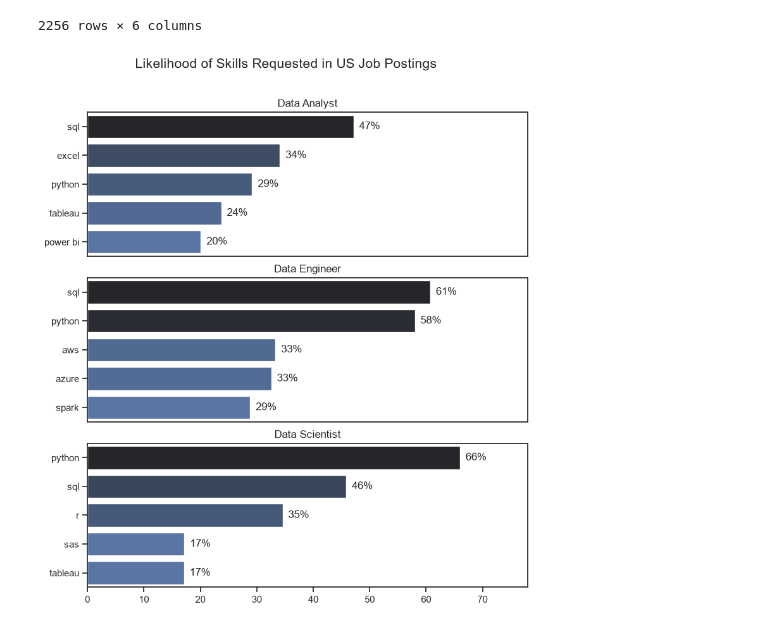
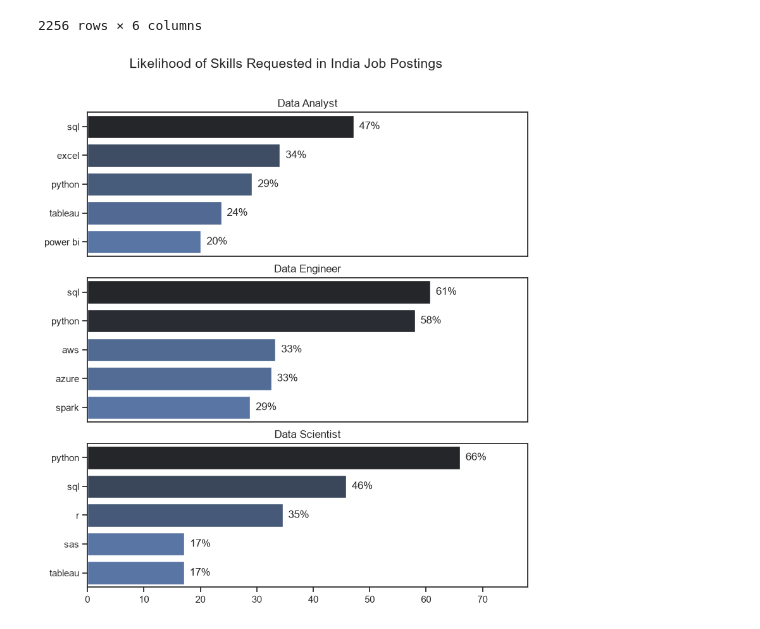
Before and after one commit to shyam0770sharma-prog/PYTHON, a Jupyter notebook: 3_Project/2_Skill_Demand.ipynb, the cells around one changed output. Saved outputs shown, nothing was run; the diff lists cells and outputs as text; code cells hidden in the pictures.

```diff
--- a/3_Project/2_Skill_Demand.ipynb
+++ b/3_Project/2_Skill_Demand.ipynb
@@ -162,8 +164,6 @@ df_skills_perc
 | 2255 | 29 | Business Analyst | codecommit | 1 | 49063 | 0.002038 |
 2256 rows × 6 columns
 # %%
-
-
 fig, ax = plt.subplots(len(job_titles), 1, figsize=(8, 3 * len(job_titles)))
 
 sns.set_theme(style='ticks')
@@ -175,32 +175,33 @@ for i, job_title in enumerate(job_titles):
 
     sns.barplot(
         data=df_plot,
         x='skill_perc',
         y='job_skills',
         ax=ax[i],
         hue='skill_count',
         palette='dark:b_r',
         legend=False
     )
 
     ax[i].set_title(job_title)
     ax[i].set_ylabel('')
     ax[i].set_xlabel('')
     ax[i].set_xlim(0, 78)
 
     for n, v in enumerate(df_plot['skill_perc']):
         ax[i].text(v + 1, n, f'{v:.0f}%', va='center')
 
     if i != len(job_titles) - 1:
         ax[i].set_xticks([])
 
 fig.suptitle(
-    'Likelihood of Skills Requested in US Job Postings',
+    'Likelihood of Skills Requested in India'
+    ' Job Postings',
     fontsize=15
 )
 
 fig.tight_layout(h_pad=0.8, rect=[0, 0, 1, 0.97])
 
 plt.show()
 # %% [output]
-[figure, old version]
+[figure, new version]
```
Also changed, not shown: parts of 1 cell of this notebook.
